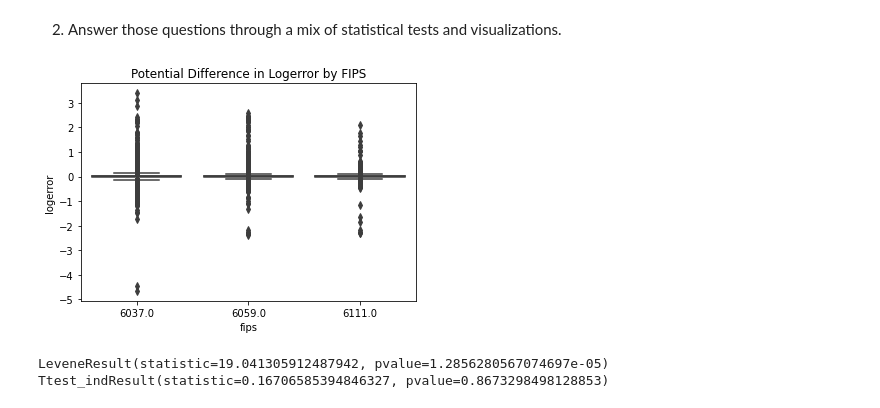
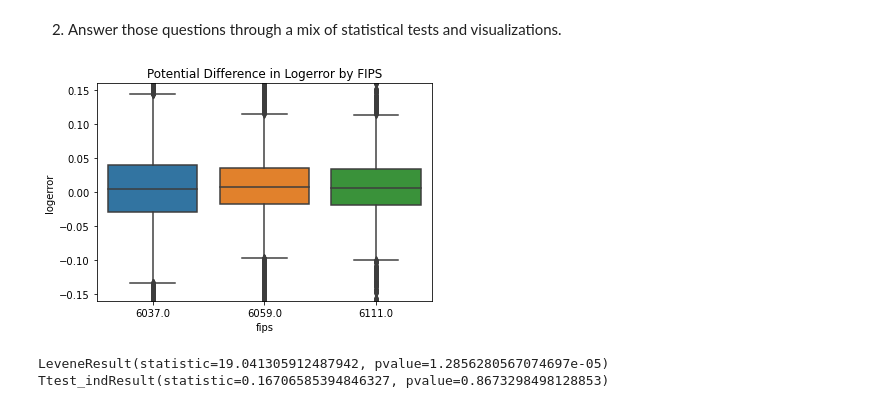
Before and after one commit to Tyler-Applegate/clustering-exercises, a Jupyter notebook: explore_zillow.ipynb, the cells around one changed output. Saved outputs shown, nothing was run; the diff lists cells and outputs as text; code cells hidden in the pictures.

```diff
--- a/explore_zillow.ipynb
+++ b/explore_zillow.ipynb
@@ -125,12 +116,13 @@ for col in train.columns:
 # %%
 # 1. Bivariate:
 # Does logerror vary across fips?
 
 sns.boxplot(train['fips'], train['logerror'])
 plt.title('Potential Difference in Logerror by FIPS')
+plt.ylim(-.16, .16)
 plt.show()
 # %% [output]
-[figure, old version]
+[figure, new version]
 # %%
 # null hyothesis: mean_6037 == mean_6111
 # alt hypothesis: mean_is_6037 != mean_6111
```
Also changed, not shown: parts of 9 cells of this notebook, 3 other files.
